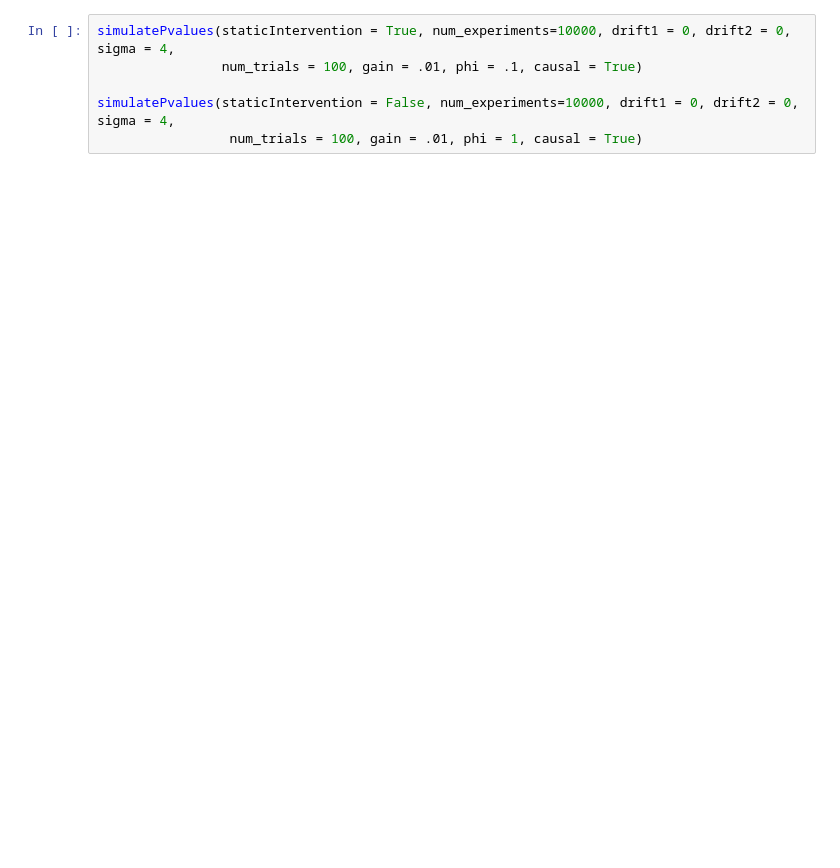
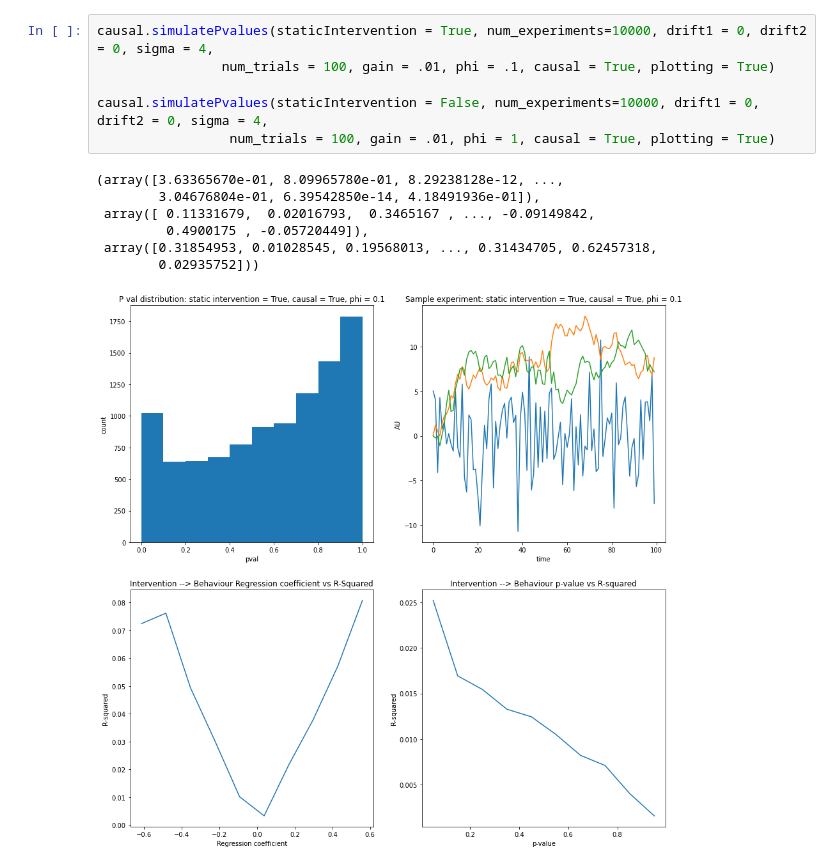
Before and after one commit to BJCaie/Ergodicity, a Jupyter notebook: Mediation.ipynb, the cells around one changed output. Drawn from its saved outputs; the diff is of its cells as text; blank space fills up the shorter version.

```diff
--- a/Mediation.ipynb
+++ b/Mediation.ipynb
@@ -387,6 +40,14 @@ TypeError: simulatePvalues() missing 1 required positional argument: 'plotting'
 # %%
-simulatePvalues(staticIntervention = True, num_experiments=10000, drift1 = 0, drift2 = 0, sigma = 4,
-                num_trials = 100, gain = .01, phi = .1, causal = True)
+causal.simulatePvalues(staticIntervention = True, num_experiments=10000, drift1 = 0, drift2 = 0, sigma = 4,
+                num_trials = 100, gain = .01, phi = .1, causal = True, plotting = True)
 
-simulatePvalues(staticIntervention = False, num_experiments=10000, drift1 = 0, drift2 = 0, sigma = 4,
-                 num_trials = 100, gain = .01, phi = 1, causal = True)
+causal.simulatePvalues(staticIntervention = False, num_experiments=10000, drift1 = 0, drift2 = 0, sigma = 4,
+                 num_trials = 100, gain = .01, phi = 1, causal = True, plotting = True)
+# %% [output]
+(array([3.63365670e-01, 8.09965780e-01, 8.29238128e-12, ...,
+        3.04676804e-01, 6.39542850e-14, 4.18491936e-01]),
+ array([ 0.11331679,  0.02016793,  0.3465167 , ..., -0.09149842,
+         0.4900175 , -0.05720449]),
+ array([0.31854953, 0.01028545, 0.19568013, ..., 0.31434705, 0.62457318,
+        0.02935752]))
+[figure, added]
```
Also changed, not shown: parts of 11 cells of this notebook.
